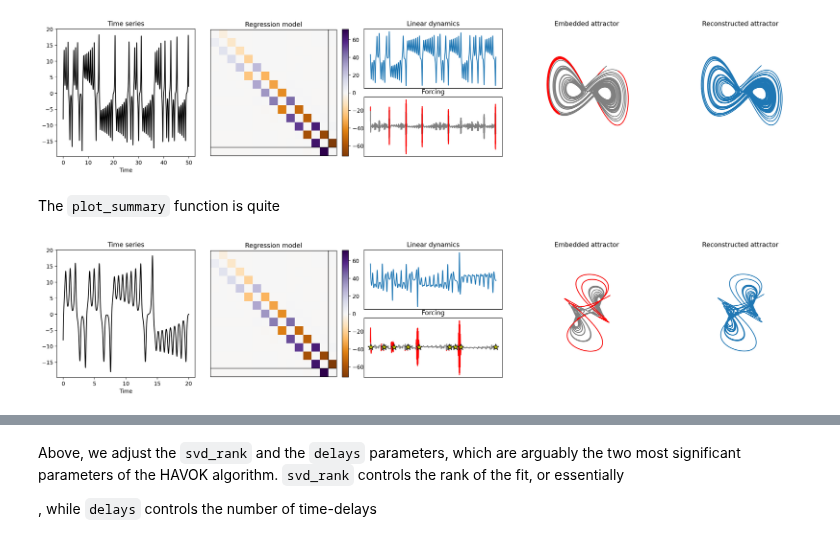
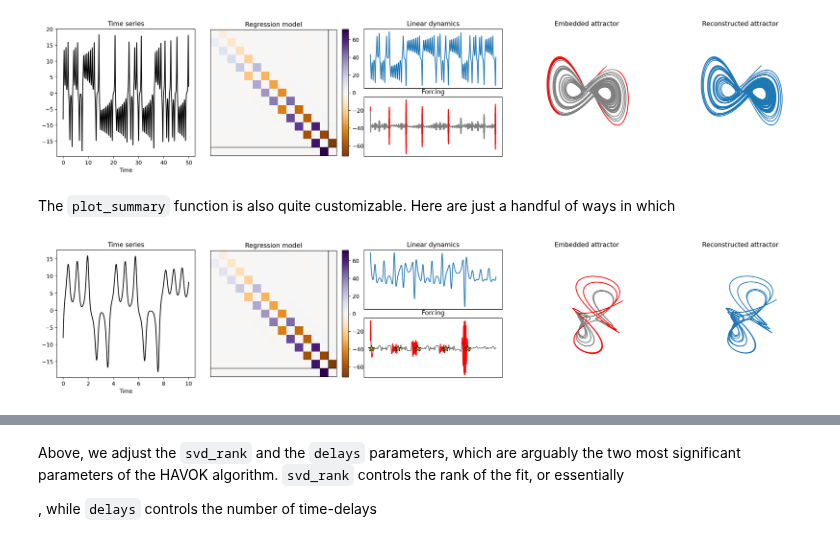
Before and after one commit to PyDMD/PyDMD, a Jupyter notebook: tutorials/tutorial19/tutorial-19-havok.ipynb, the cells around one changed output, grey strips where cells are left out. Cells and saved outputs as stored; diff of their text form; code cells hidden in the pictures.

```diff
--- a/tutorials/tutorial19/tutorial-19-havok.ipynb
+++ b/tutorials/tutorial19/tutorial-19-havok.ipynb
@@ -111,14 +105,13 @@ havok.plot_summary()
 # %% [output]
 [figure]
 # %% [markdown]
-The `plot_summary` function is quite
+The `plot_summary` function is also quite customizable. Here are just a handful of ways in which
 # %%
 havok.plot_summary(
-    num_plot=20000,
-    index_linear=(2,0,1),
-    forcing_threshold=0.005,
-    min_jump_dist=100,
-    true_switch_indices=get_ind_switch_lorenz(x),
+    num_plot=10000, # number of data points to plot
+    index_linear=(2,0,1), # indices of the embeddings to plot (and their order)
+    forcing_threshold=0.005, # threshold at which the forcing is considered large enough to be active
+    true_switch_indices=get_ind_switch_lorenz(x), # indices of true switching (plotted as stars)
 )
 # %% [output]
-[figure, old version]
+[figure, new version]
```
Also changed, not shown: parts of 8 cells of this notebook, 1 other file.
